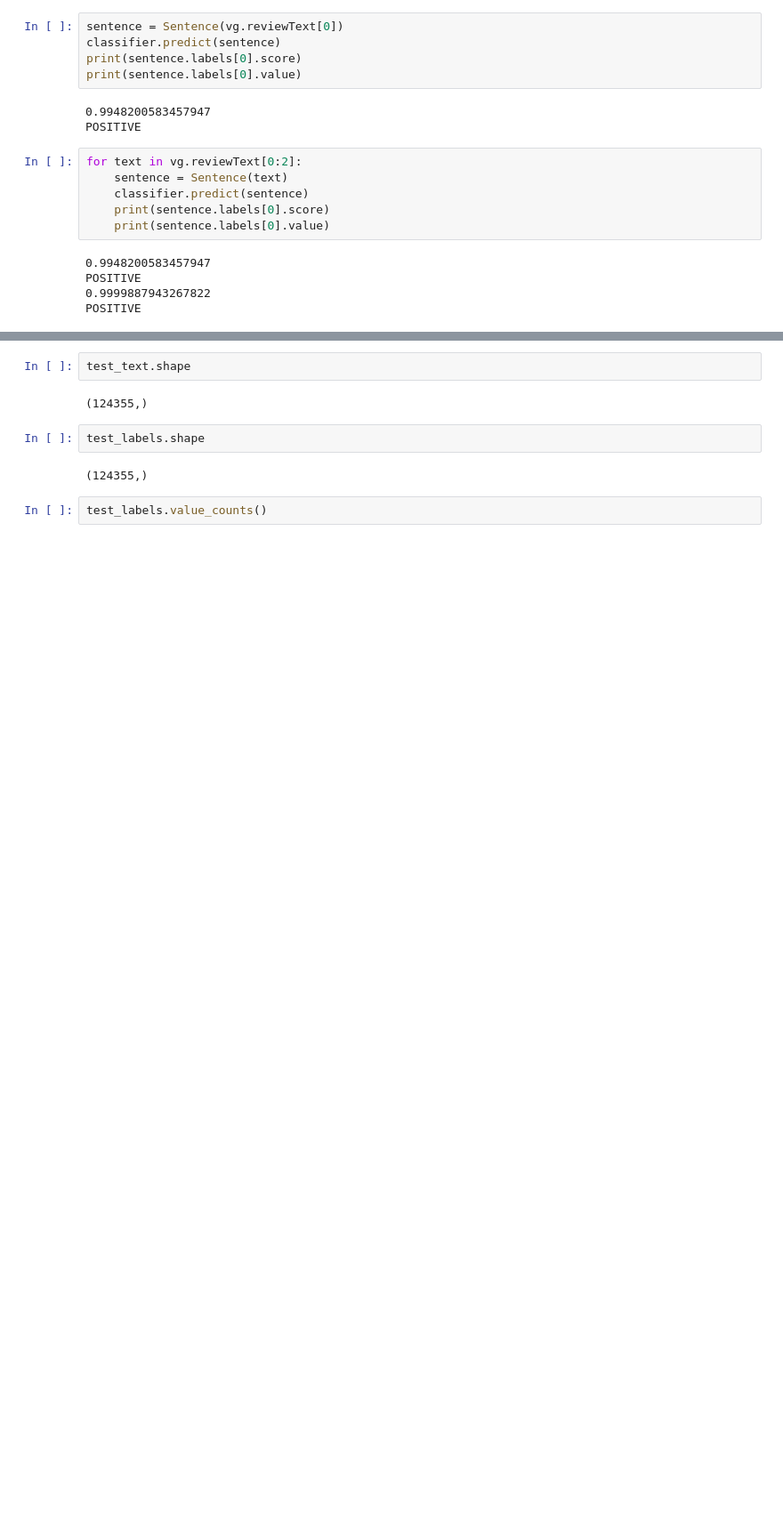
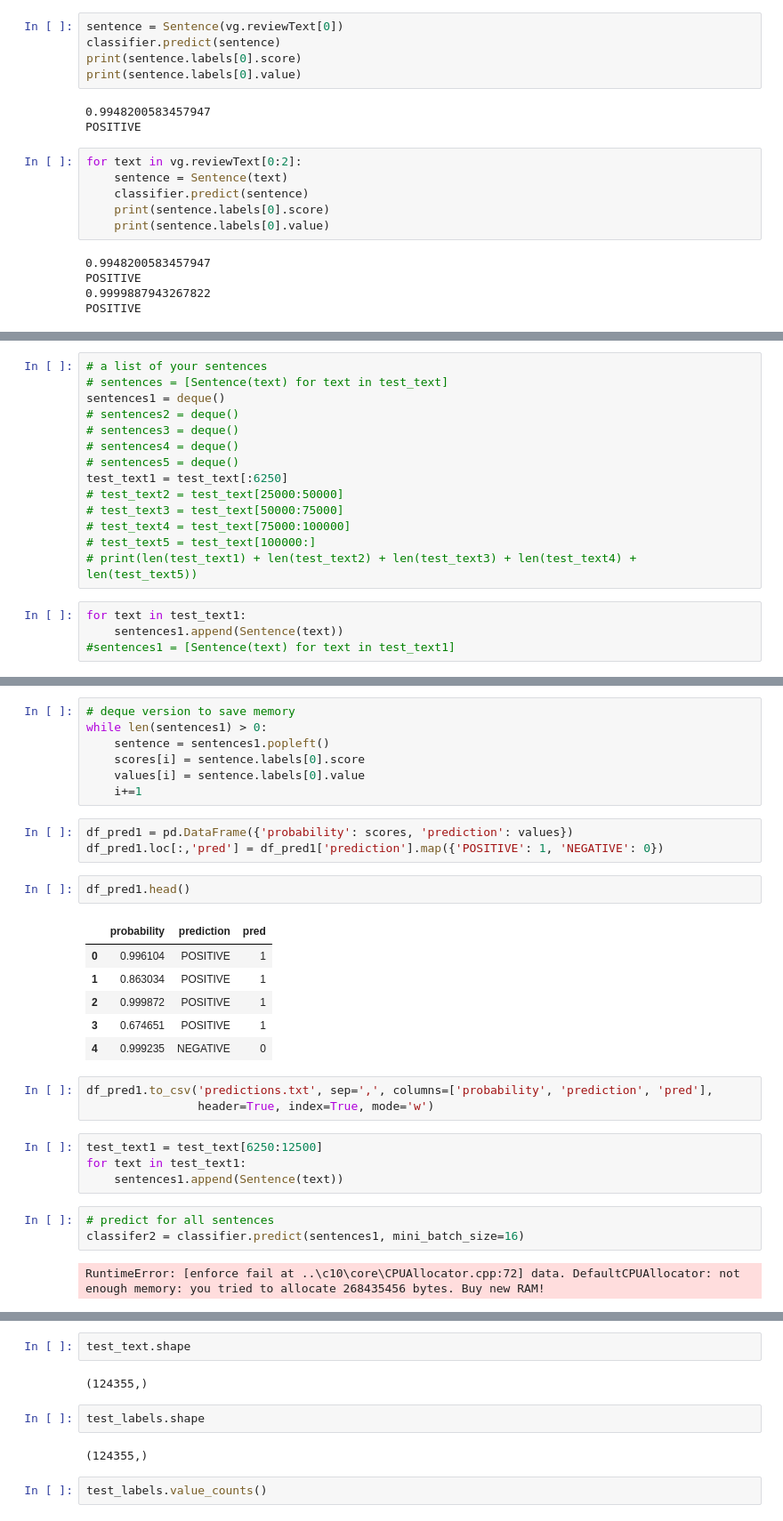
Before and after one commit to chuktuk/Amazon_Customer_Data, a Jupyter notebook: 1_Video_Game_Reviews_Sentiment_Analysis.ipynb, the cells around one changed output, grey strips where cells are left out. Shown at 89% size. Saved outputs shown, nothing was run; the diff lists cells and outputs as text; blank space fills up the shorter version.

```diff
--- a/1_Video_Game_Reviews_Sentiment_Analysis.ipynb
+++ b/1_Video_Game_Reviews_Sentiment_Analysis.ipynb
@@ -663,0 +675,18 @@ for text in test_text:
+# %%
+# a list of your sentences
+# sentences = [Sentence(text) for text in test_text]
+sentences1 = deque()
+# sentences2 = deque()
+# sentences3 = deque()
+# sentences4 = deque()
+# sentences5 = deque()
+test_text1 = test_text[:6250]
+# test_text2 = test_text[25000:50000]
+# test_text3 = test_text[50000:75000]
+# test_text4 = test_text[75000:100000]
+# test_text5 = test_text[100000:]
+# print(len(test_text1) + len(test_text2) + len(test_text3) + len(test_text4) + len(test_text5))
+# %%
+for text in test_text1:
+    sentences1.append(Sentence(text))
+#sentences1 = [Sentence(text) for text in test_text1]
@@ -663,0 +763,31 @@ for text in test_text:
+# %%
+# deque version to save memory
+while len(sentences1) > 0:
+    sentence = sentences1.popleft()
+    scores[i] = sentence.labels[0].score
+    values[i] = sentence.labels[0].value
+    i+=1
+# %%
+df_pred1 = pd.DataFrame({'probability': scores, 'prediction': values})
+df_pred1.loc[:,'pred'] = df_pred1['prediction'].map({'POSITIVE': 1, 'NEGATIVE': 0})
+# %%
+df_pred1.head()
+# %% [output]
+|  | probability | prediction | pred |
+| 0 | 0.996104 | POSITIVE | 1 |
+| 1 | 0.863034 | POSITIVE | 1 |
+| 2 | 0.999872 | POSITIVE | 1 |
+| 3 | 0.674651 | POSITIVE | 1 |
+| 4 | 0.999235 | NEGATIVE | 0 |
+# %%
+df_pred1.to_csv('predictions.txt', sep=',', columns=['probability', 'prediction', 'pred'],
+                header=True, index=True, mode='w')
+# %%
+test_text1 = test_text[6250:12500]
+for text in test_text1:
+    sentences1.append(Sentence(text))
+# %%
+# predict for all sentences
+classifer2 = classifier.predict(sentences1, mini_batch_size=16)
+# %% [output]
+RuntimeError: [enforce fail at ..\c10\core\CPUAllocator.cpp:72] data. DefaultCPUAllocator: not enough memory: you tried to allocate 268435456 bytes. Buy new RAM!
```
Also changed, not shown: parts of 22 cells of this notebook, 1 other file.
